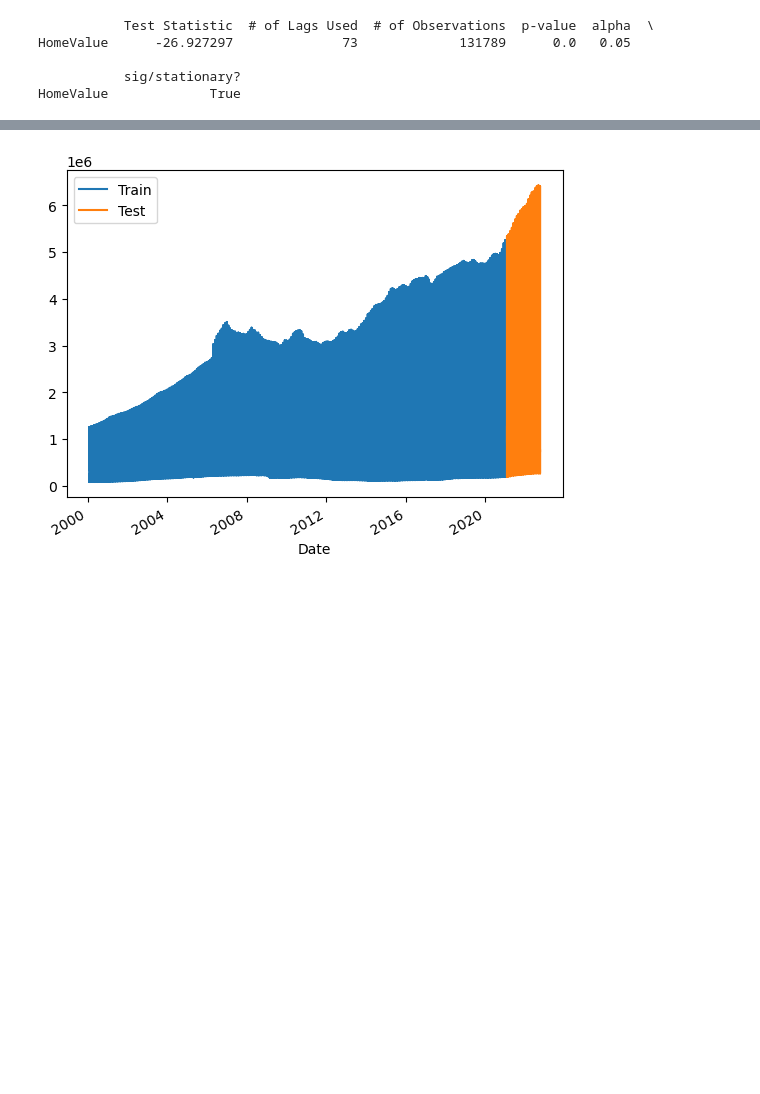
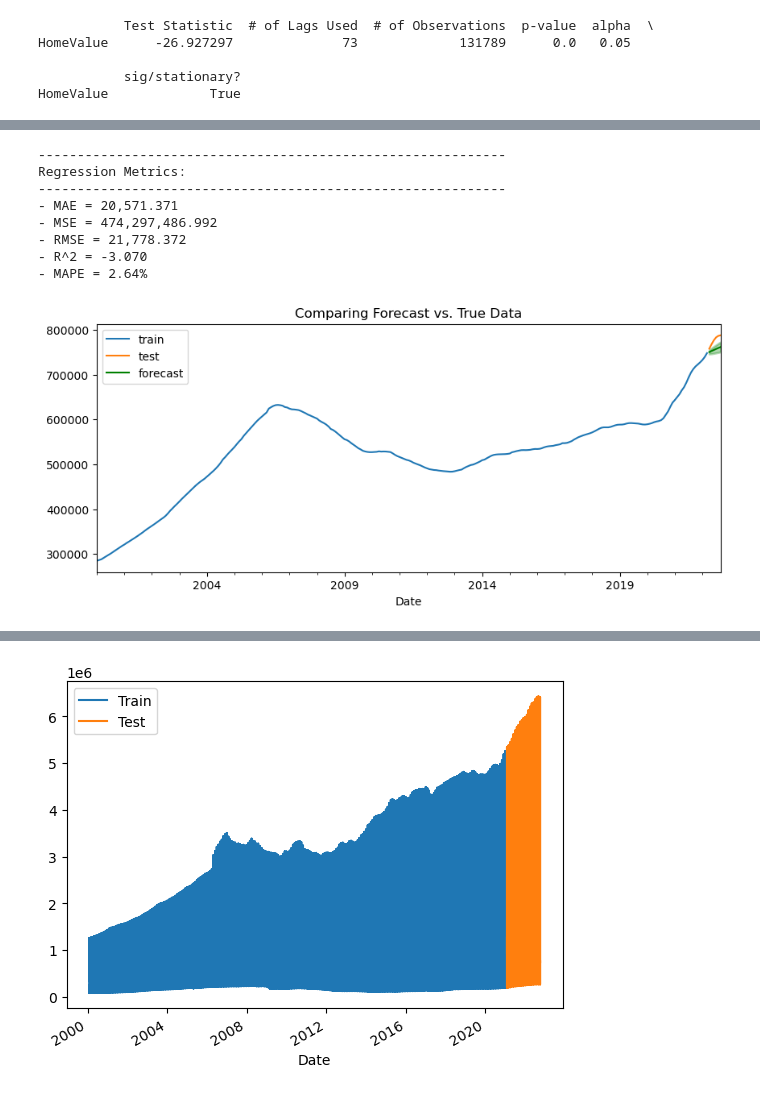
Before and after one commit to JamesCraig35/Preparing-Time-Series-from-Wide-Form-Data--Core-, a Jupyter notebook: Gridsearch SARIMA Models (Core).ipynb, the cells around one changed output, grey strips where cells are left out. Cells and saved outputs as stored; diff of their text form; code cells hidden in the pictures; blank space fills up the shorter version.

```diff
--- a/Gridsearch SARIMA Models (Core).ipynb
+++ b/Gridsearch SARIMA Models (Core).ipynb
@@ -303,0 +350,30 @@ plt.show()
+# %%
+# Orders for non seasonal components
+p = 1  # nonseasonal AR
+d = 1  # nonseasonal differencing
+q = 1  # nonseasonal MA
+
+# Orders for seasonal components
+P = 1  # Seasonal AR
+D = 0  # Seasonal differencing
+Q = 1  # Seasonal MA
+m = 12 # Seasonal period
+
+sarima = tsa.ARIMA(train, order = (p,d,q), seasonal_order=(P,D,Q,m)).fit()
+# %%
+# Obtain summary of forecast as dataframe
+forecast_df = sarima.get_forecast(len(test)).summary_frame()
+# Plot the forecast with true values
+plot_forecast(train, test, forecast_df)
+# Obtain metrics
+regression_metrics_ts(test, forecast_df["mean"])
+# %% [output]
+------------------------------------------------------------
+Regression Metrics:
+------------------------------------------------------------
+- MAE = 20,571.371
+- MSE = 474,297,486.992
+- RMSE = 21,778.372
+- R^2 = -3.070
+- MAPE = 2.64%
+[figure, added]
```
Also changed, not shown: parts of 22 cells of this notebook.
